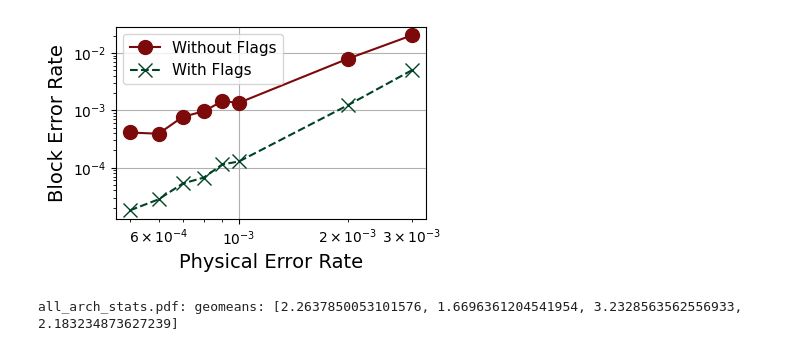
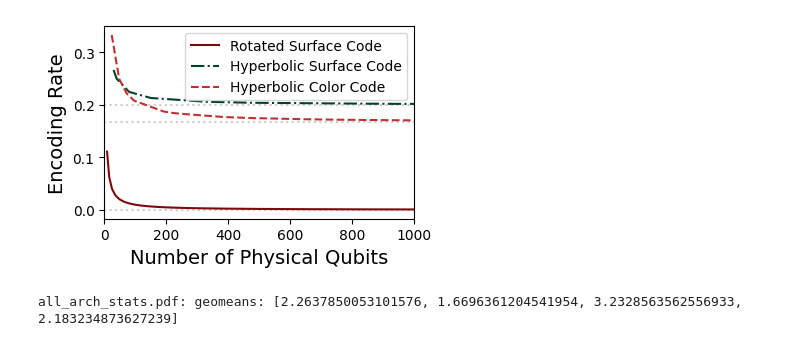
Before and after one commit to suhaskvittal/qontra, a Jupyter notebook: scripts/protean/plots.ipynb, the cells around one changed output. Saved outputs shown, nothing was run; the diff lists cells and outputs as text; code cells hidden in the pictures.

```diff
--- a/scripts/protean/plots.ipynb
+++ b/scripts/protean/plots.ipynb
@@ -90,25 +90,36 @@ def get_rsc_error_rates(d):
 def get_code_error_rates(code, version, ler_key=-1):
     f = f'../../data/protean/{code}/v{version}/output/basic_memory_z.csv'
     return get_error_rates_from_file(f, ler_key=ler_key)
-# %%
-# Background plot
-fig, ax = plt.subplots()
-fig.set_size_inches(4, 2.5)
-
-code = 'hysc/4_5/60_8_6_4'
-x1, y1 = get_code_error_rates(code, '1', -2)
-x2, y2 = get_code_error_rates(code, '2', -2)
-
-ax.plot(x1, y1, '-o', color=c1, ms=10, label='Without Flags')
-ax.plot(x2, y2, '--x', color=c5, ms=10, label='With Flags')
-
-ax.set_xlabel('Physical Error Rate', fontsize=14)
-ax.set_ylabel('Block Error Rate', fontsize=14)
-ax.set_xscale('log')
-ax.set_yscale('log')
-ax.grid()
-ax.legend(fontsize=11)
-
-plt.savefig('plots/background_ler_flag_cmp.pdf', bbox_inches='tight')
-# %% [output]
-[figure, removed]
+# %%
+### Introduction Rate Plot:
+fig, ax = plt.subplots()
+fig.set_size_inches(4, 2.5)
+
+sc_d = np.arange(3, 33)
+sc_n = [d**2 for d in sc_d]
+sc_r = [1.0/(d**2) for d in sc_d]
+
+# 5_5 family
+hysc_n = [30, 40, 80, 150, 330, 480, 900, 1280]
+hysc_r = [8/30, 10/40, 18/80, 32/150, 68/330, 98/480, 182/900, 258/1280]
+
+# 4_6 family
+hycc_n = [24, 48, 72, 96, 192, 216, 244, 384, 480, 648, 720, 768, 865, 960, 1152]
+hycc_r = [8/24, 12/48, 16/72, 20/96, 36/192, 40/216, 44/240, 68/384, 84/480, 112/648, 124/720, 132/768, 148/864, 164/960, 196/1152]
+
+
+ax.axhline(y=0.0, linestyle=':', color='#cccccc')
+ax.axhline(y=0.2, linestyle=':', color='#cccccc')
+ax.axhline(y=1/6, linestyle=':', color='#cccccc')
+ax.plot(sc_n, sc_r, '-', color=c1, label='Rotated Surface Code')
+ax.plot(hysc_n, hysc_r, '-.', color=c5, label='Hyperbolic Surface Code')
+ax.plot(hycc_n, hycc_r, '--', color=c2, label='Hyperbolic Color Code')
+
+ax.set_xlabel('Number of Physical Qubits', fontsize=14)
+ax.set_ylabel('Encoding Rate', fontsize=14)
+ax.set_xlim([0, 1000])
+ax.legend(fontsize=10)
+
+plt.savefig('plots/intro_rate_cmp.pdf', bbox_inches='tight')
+# %% [output]
+[figure, added]
```
Also changed, not shown: parts of 1 cell of this notebook, 20 other files.
